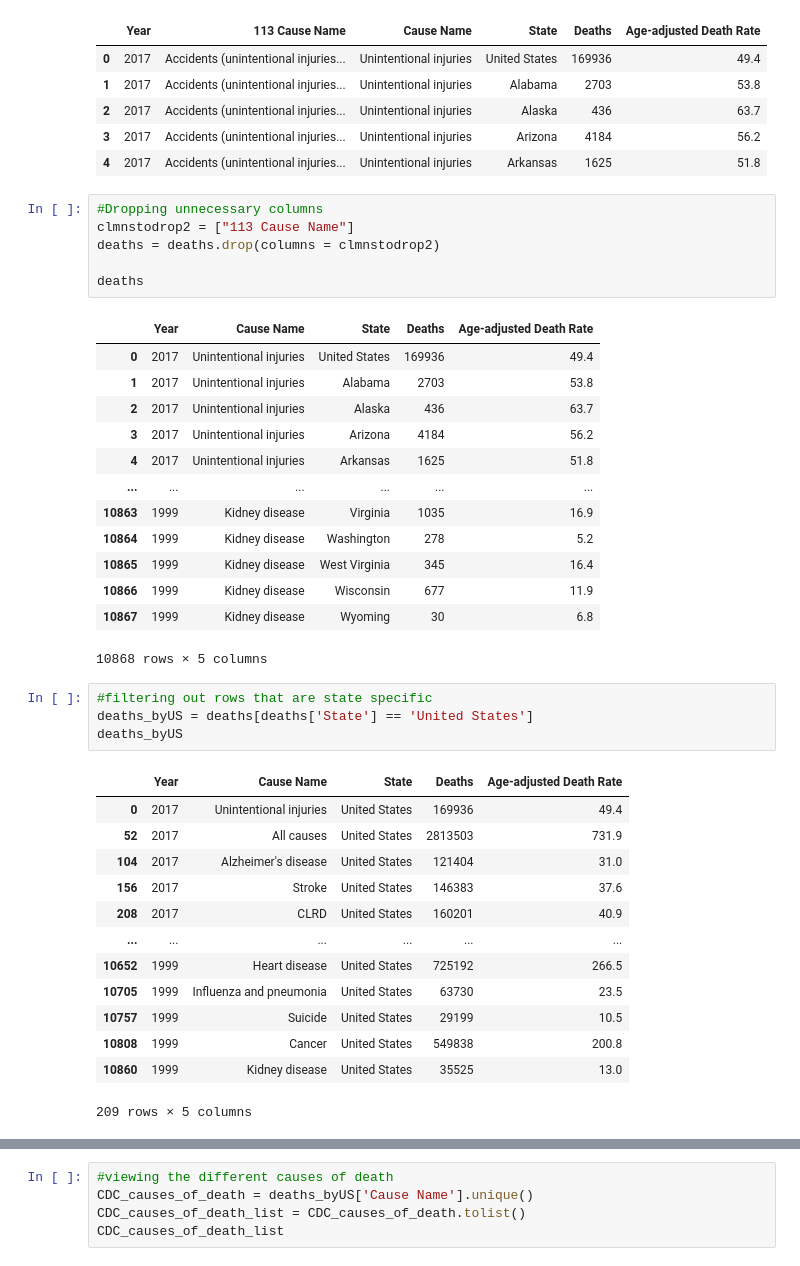
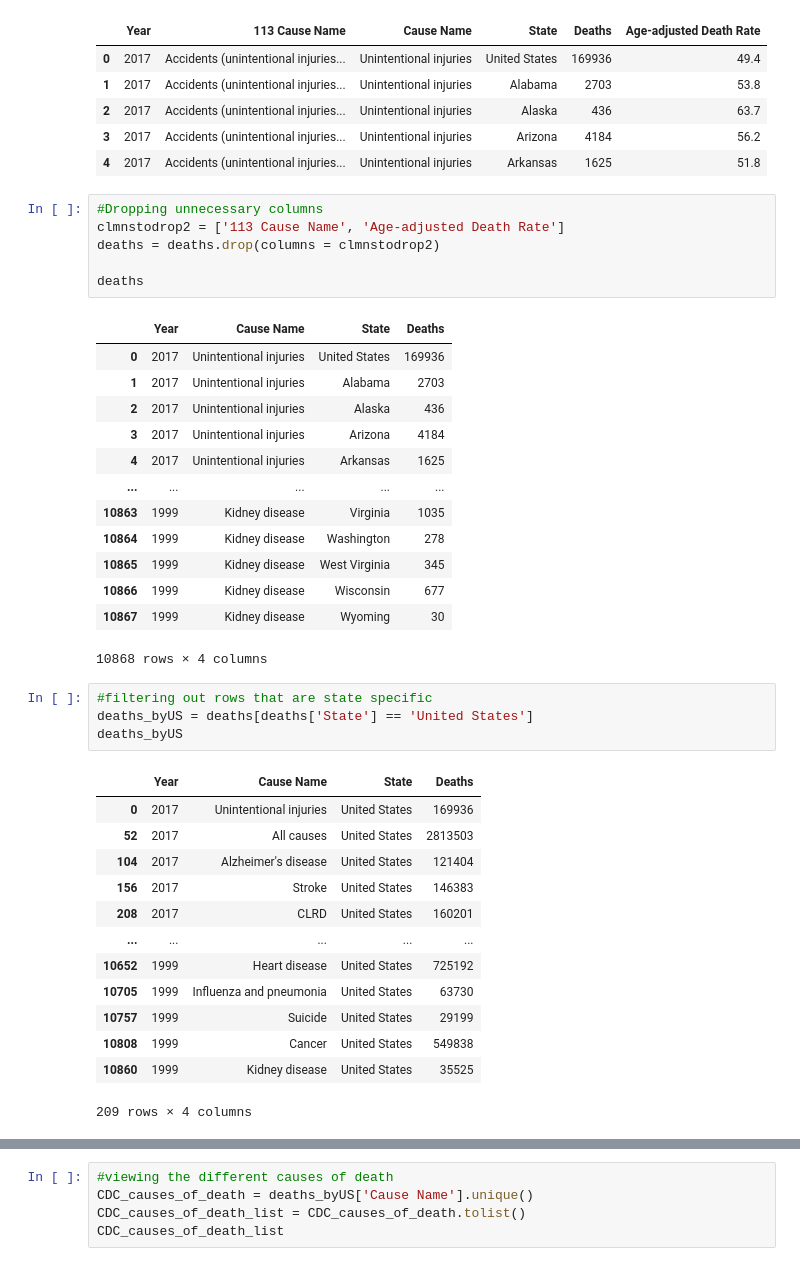
Before and after one commit to DoricesPieces/ClinicalTrials, a Jupyter notebook: Alternative Therapies analysis.ipynb, the cells around one changed output, grey strips where cells are left out. Drawn from its saved outputs; the diff is of its cells as text.

```diff
--- a/Alternative Therapies analysis.ipynb
+++ b/Alternative Therapies analysis.ipynb
@@ -533,42 +556,42 @@ deaths.head()
 | 4 | 2017 | Accidents (unintentional injuries... | Unintentional injuries | Arkansas | 1625 | 51.8 |
 # %%
 #Dropping unnecessary columns
-clmnstodrop2 = ["113 Cause Name"]
+clmnstodrop2 = ['113 Cause Name', 'Age-adjusted Death Rate']
 deaths = deaths.drop(columns = clmnstodrop2)
 
 deaths
 # %% [output]
-|  | Year | Cause Name | State | Deaths | Age-adjusted Death Rate |
-| 0 | 2017 | Unintentional injuries | United States | 169936 | 49.4 |
-| 1 | 2017 | Unintentional injuries | Alabama | 2703 | 53.8 |
-| 2 | 2017 | Unintentional injuries | Alaska | 436 | 63.7 |
-| 3 | 2017 | Unintentional injuries | Arizona | 4184 | 56.2 |
-| 4 | 2017 | Unintentional injuries | Arkansas | 1625 | 51.8 |
-| ... | ... | ... | ... | ... | ... |
-| 10863 | 1999 | Kidney disease | Virginia | 1035 | 16.9 |
-| 10864 | 1999 | Kidney disease | Washington | 278 | 5.2 |
-| 10865 | 1999 | Kidney disease | West Virginia | 345 | 16.4 |
-| 10866 | 1999 | Kidney disease | Wisconsin | 677 | 11.9 |
-| 10867 | 1999 | Kidney disease | Wyoming | 30 | 6.8 |
+|  | Year | Cause Name | State | Deaths |
+| 0 | 2017 | Unintentional injuries | United States | 169936 |
+| 1 | 2017 | Unintentional injuries | Alabama | 2703 |
+| 2 | 2017 | Unintentional injuries | Alaska | 436 |
+| 3 | 2017 | Unintentional injuries | Arizona | 4184 |
+| 4 | 2017 | Unintentional injuries | Arkansas | 1625 |
+| ... | ... | ... | ... | ... |
+| 10863 | 1999 | Kidney disease | Virginia | 1035 |
+| 10864 | 1999 | Kidney disease | Washington | 278 |
+| 10865 | 1999 | Kidney disease | West Virginia | 345 |
+| 10866 | 1999 | Kidney disease | Wisconsin | 677 |
+| 10867 | 1999 | Kidney disease | Wyoming | 30 |
-10868 rows × 5 columns
+10868 rows × 4 columns
 # %%
 #filtering out rows that are state specific
 deaths_byUS = deaths[deaths['State'] == 'United States']
 deaths_byUS
 # %% [output]
-|  | Year | Cause Name | State | Deaths | Age-adjusted Death Rate |
-| 0 | 2017 | Unintentional injuries | United States | 169936 | 49.4 |
-| 52 | 2017 | All causes | United States | 2813503 | 731.9 |
-| 104 | 2017 | Alzheimer's disease | United States | 121404 | 31.0 |
-| 156 | 2017 | Stroke | United States | 146383 | 37.6 |
-| 208 | 2017 | CLRD | United States | 160201 | 40.9 |
-| ... | ... | ... | ... | ... | ... |
-| 10652 | 1999 | Heart disease | United States | 725192 | 266.5 |
-| 10705 | 1999 | Influenza and pneumonia | United States | 63730 | 23.5 |
-| 10757 | 1999 | Suicide | United States | 29199 | 10.5 |
-| 10808 | 1999 | Cancer | United States | 549838 | 200.8 |
-| 10860 | 1999 | Kidney disease | United States | 35525 | 13.0 |
+|  | Year | Cause Name | State | Deaths |
+| 0 | 2017 | Unintentional injuries | United States | 169936 |
+| 52 | 2017 | All causes | United States | 2813503 |
+| 104 | 2017 | Alzheimer's disease | United States | 121404 |
+| 156 | 2017 | Stroke | United States | 146383 |
+| 208 | 2017 | CLRD | United States | 160201 |
+| ... | ... | ... | ... | ... |
+| 10652 | 1999 | Heart disease | United States | 725192 |
+| 10705 | 1999 | Influenza and pneumonia | United States | 63730 |
+| 10757 | 1999 | Suicide | United States | 29199 |
+| 10808 | 1999 | Cancer | United States | 549838 |
+| 10860 | 1999 | Kidney disease | United States | 35525 |
-209 rows × 5 columns
+209 rows × 4 columns
 # %%
 #filtering out deaths that occurred prior to 2000
 deaths_byUS = deaths_byUS[deaths_byUS['Year'] >= 2000]
```
Also changed, not shown: parts of 16 cells of this notebook, 1 other file.
